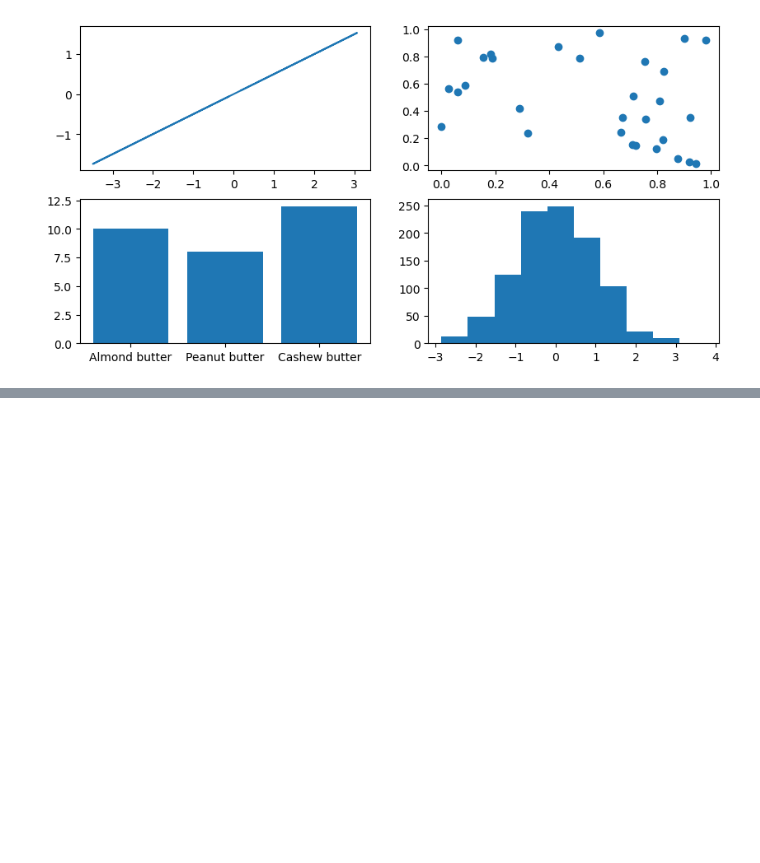
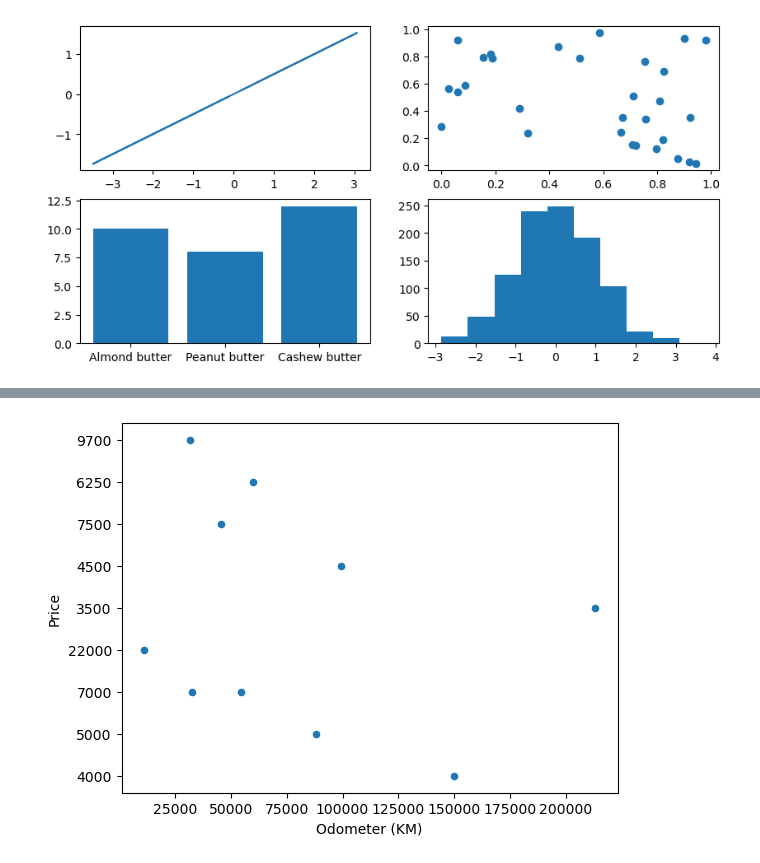
Before and after one commit to emacampa3/data-science, a Jupyter notebook: first-env/matplotlib-introduction.ipynb, the cells around one changed output, grey strips where cells are left out. Cells and saved outputs as stored; diff of their text form; code cells hidden in the pictures; blank space fills up the shorter version.

```diff
--- a/first-env/matplotlib-introduction.ipynb
+++ b/first-env/matplotlib-introduction.ipynb
@@ -165,0 +264,5 @@ ax[1,1].hist(np.random.randn(1000));
+# %%
+# Scatter plot
+car_sales.plot(x="Odometer (KM)", y="Price", kind="scatter");
+# %% [output]
+[figure, added]
```
Also changed, not shown: parts of 10 cells of this notebook.
